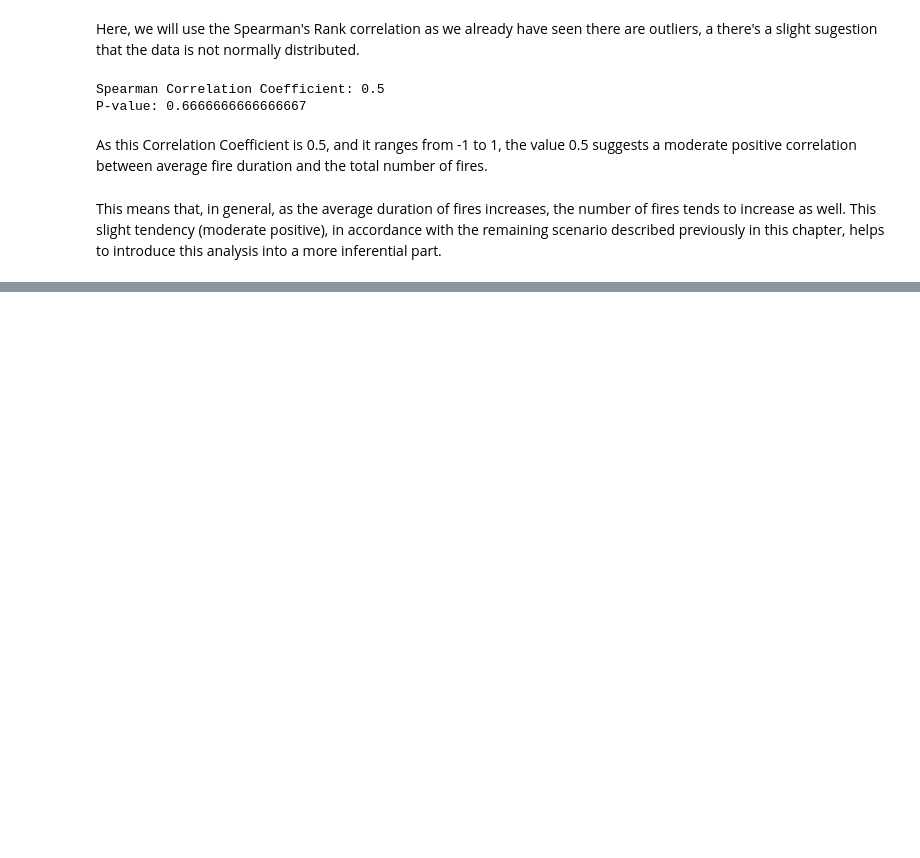
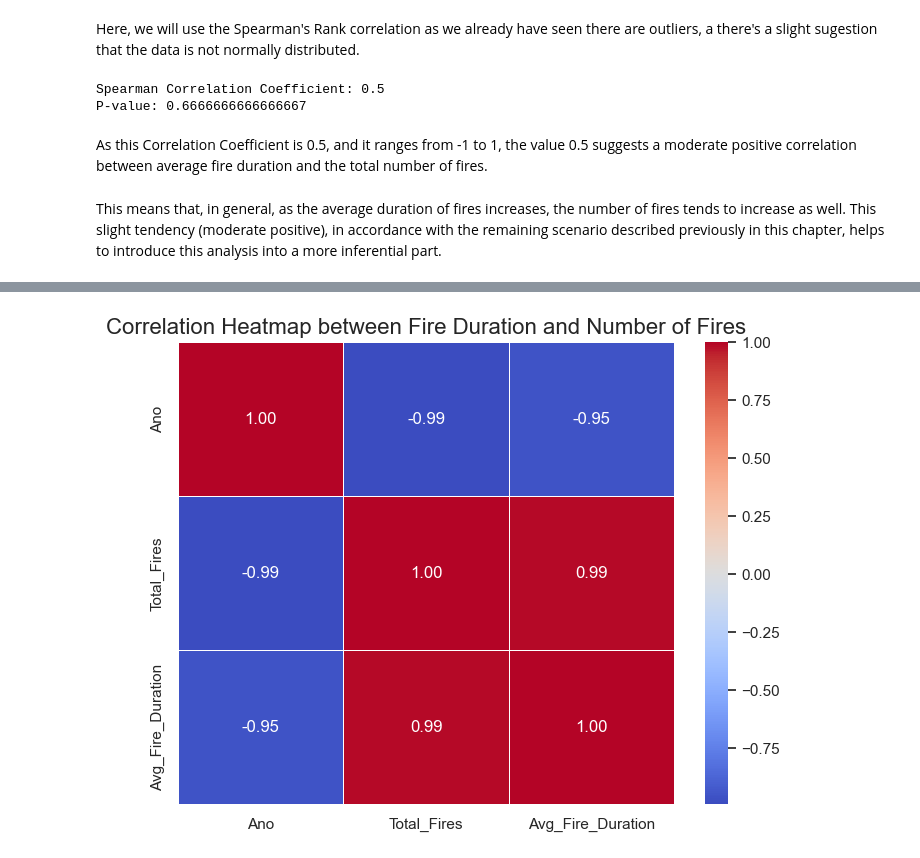
Before and after one commit to brunomfernandes45/fced_stats_project, a Jupyter notebook: phase2_exploration_visualization.ipynb, the cells around one changed output, grey strips where cells are left out. Saved outputs shown, nothing was run; the diff lists cells and outputs as text; code cells hidden in the pictures; blank space fills up the shorter version.

```diff
--- a/phase2_exploration_visualization.ipynb
+++ b/phase2_exploration_visualization.ipynb
@@ -575,0 +576,26 @@ P-value: nan
+# %%
+# Step 1: Prepare data for correlation
+# Calculate the total number of fires and average fire duration per year as before
+total_fires_per_year = datasets['Estatisticas_PortugalContinent'].groupby('Ano')['Num_IncendiosRurais'].sum().reset_index()
+total_fires_per_year = total_fires_per_year.rename(columns={"Num_IncendiosRurais": "Total_Fires"})
+
+average_duration_per_year = filtered_fires.groupby('Ano')['Duracao_Horas'].mean().reset_index()
+average_duration_per_year = average_duration_per_year.rename(columns={"Duracao_Horas": "Avg_Fire_Duration"})
+
+# Merge datasets
+merged_data = pd.merge(total_fires_per_year, average_duration_per_year, on='Ano')
+
+# Step 2: Calculate the correlation matrix
+correlation_matrix = merged_data.corr()
+
+# Step 3: Create a heatmap
+plt.figure(figsize=(8, 6))
+sns.heatmap(correlation_matrix, annot=True, cmap='coolwarm', fmt='.2f', linewidths=0.5)
+
+# Customize the title
+plt.title('Correlation Heatmap between Fire Duration and Number of Fires', fontsize=16)
+
+# Show the plot
+plt.show()
+# %% [output]
+[figure, added]
```
Also changed, not shown: parts of 18 cells of this notebook.
